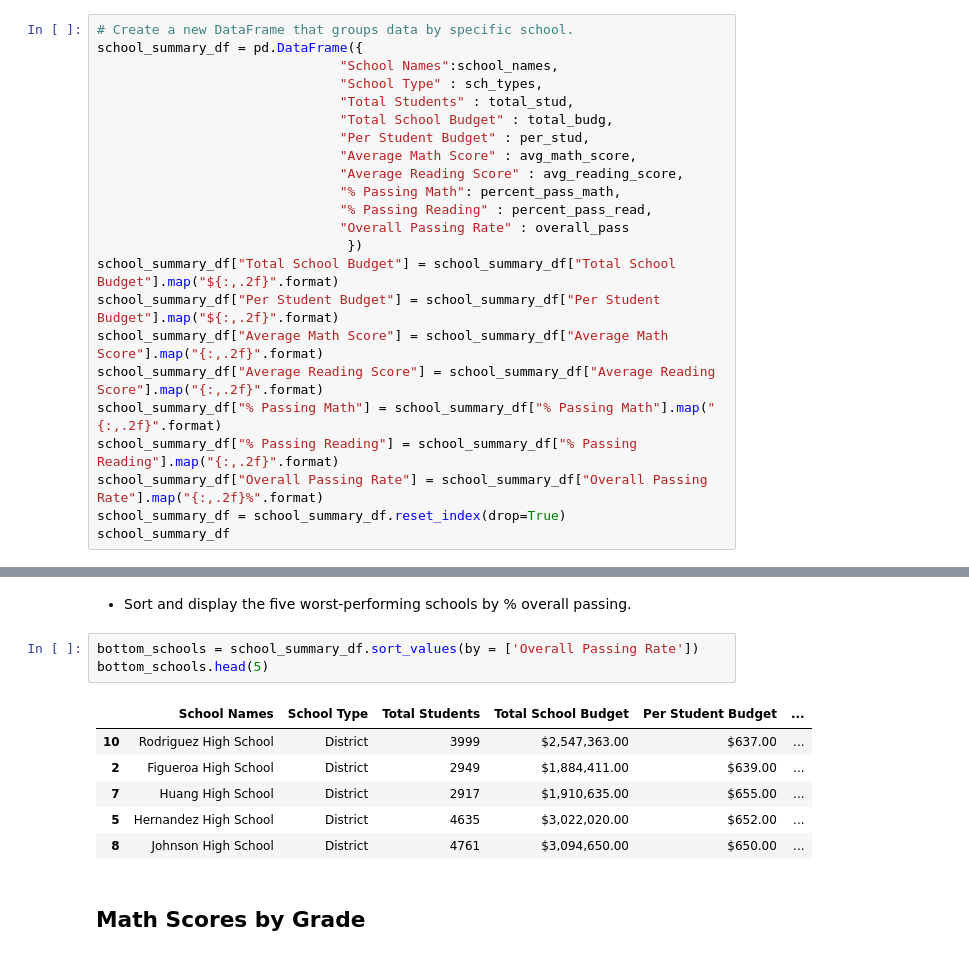
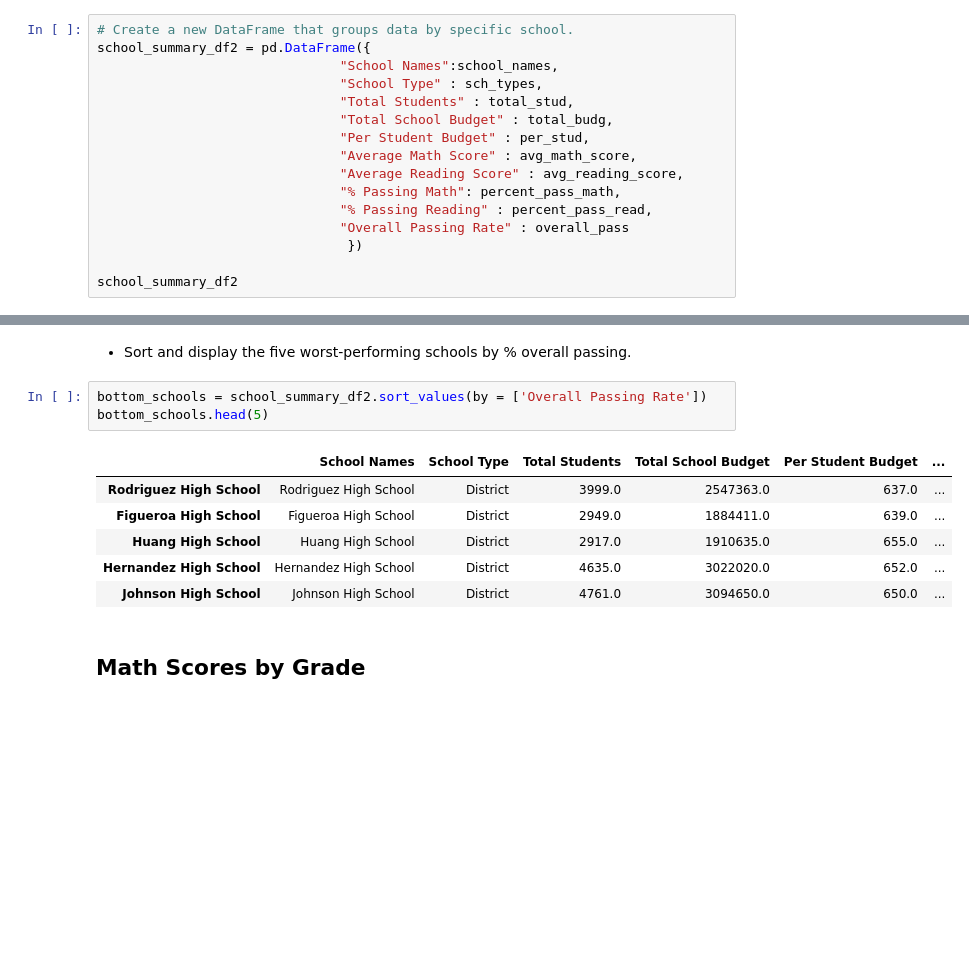
Before and after one commit to Jenkir/Analyzing-School-District-Data-Using-Pandas, a Jupyter notebook: PyCitySchools/PyCitySchools_starter.ipynb, the cells around one changed output, grey strips where cells are left out. Saved outputs shown, nothing was run; the diff lists cells and outputs as text; blank space fills up the shorter version.

```diff
--- a/PyCitySchools/PyCitySchools_starter.ipynb
+++ b/PyCitySchools/PyCitySchools_starter.ipynb
@@ -307,7 +299,7 @@ Wright High School       90.333333
 dtype: float64
 # %%
 # Create a new DataFrame that groups data by specific school.
-school_summary_df = pd.DataFrame({
+school_summary_df2 = pd.DataFrame({
                                "School Names":school_names,
                                "School Type" : sch_types,
                                "Total Students" : total_stud,
@@ -319,14 +311,7 @@ school_summary_df = pd.DataFrame({
                                "% Passing Reading" : percent_pass_read,
                                "Overall Passing Rate" : overall_pass
                                 })
-school_summary_df["Total School Budget"] = school_summary_df["Total School Budget"].map("${:,.2f}".format)
-school_summary_df["Per Student Budget"] = school_summary_df["Per Student Budget"].map("${:,.2f}".format)
-school_summary_df["Average Math Score"] = school_summary_df["Average Math Score"].map("{:,.2f}".format)
-school_summary_df["Average Reading Score"] = school_summary_df["Average Reading Score"].map("{:,.2f}".format)
-school_summary_df["% Passing Math"] = school_summary_df["% Passing Math"].map("{:,.2f}".format)
-school_summary_df["% Passing Reading"] = school_summary_df["% Passing Reading"].map("{:,.2f}".format)
-school_summary_df["Overall Passing Rate"] = school_summary_df["Overall Passing Rate"].map("{:,.2f}%".format)
-school_summary_df = school_summary_df.reset_index(drop=True)
-school_summary_df
+
+school_summary_df2
 # %% [output]
 |  | School Names | School Type | Total Students | Total School Budget | Per Student Budget | ... |
@@ -364,15 +369,15 @@ top_schools.head(5)
 # %% [markdown]
 * Sort and display the five worst-performing schools by % overall passing.
 # %%
-bottom_schools = school_summary_df.sort_values(by = ['Overall Passing Rate'])
+bottom_schools = school_summary_df2.sort_values(by = ['Overall Passing Rate'])
 bottom_schools.head(5)
 # %% [output]
 |  | School Names | School Type | Total Students | Total School Budget | Per Student Budget | ... |
-| 10 | Rodriguez High School | District | 3999 | $2,547,363.00 | $637.00 | ... |
-| 2 | Figueroa High School | District | 2949 | $1,884,411.00 | $639.00 | ... |
-| 7 | Huang High School | District | 2917 | $1,910,635.00 | $655.00 | ... |
-| 5 | Hernandez High School | District | 4635 | $3,022,020.00 | $652.00 | ... |
-| 8 | Johnson High School | District | 4761 | $3,094,650.00 | $650.00 | ... |
+| Rodriguez High School | Rodriguez High School | District | 3999.0 | 2547363.0 | 637.0 | ... |
+| Figueroa High School | Figueroa High School | District | 2949.0 | 1884411.0 | 639.0 | ... |
+| Huang High School | Huang High School | District | 2917.0 | 1910635.0 | 655.0 | ... |
+| Hernandez High School | Hernandez High School | District | 4635.0 | 3022020.0 | 652.0 | ... |
+| Johnson High School | Johnson High School | District | 4761.0 | 3094650.0 | 650.0 | ... |
 # %% [markdown]
 ## Math Scores by Grade
 # %% [markdown]
```
Also changed, not shown: parts of 18 cells of this notebook.
